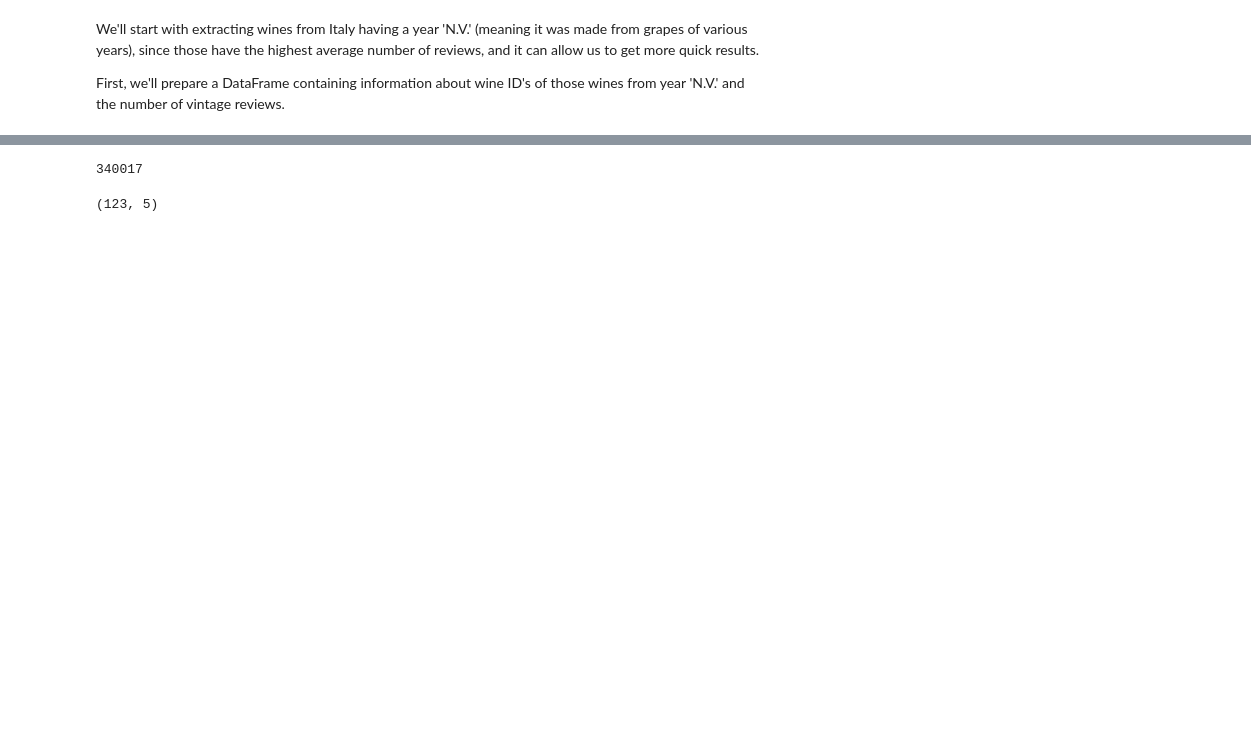
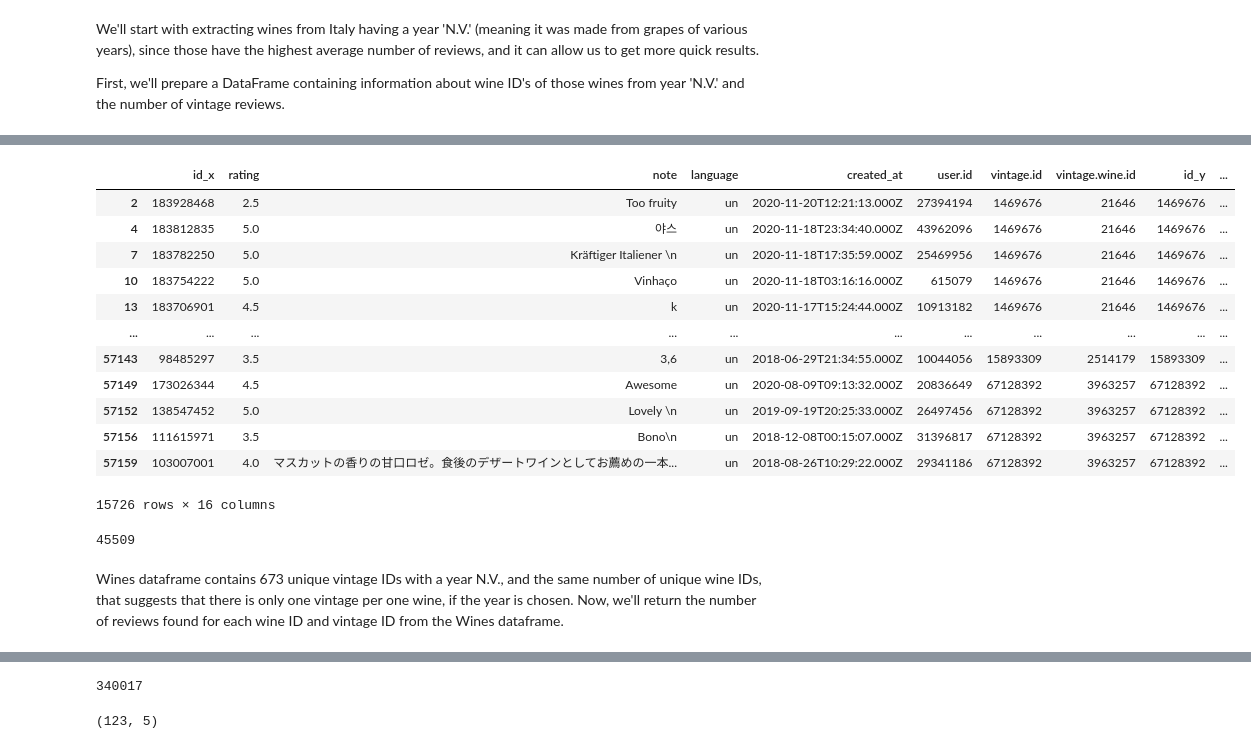
Before and after one commit to sveta-egorova/wine, a Jupyter notebook: vivino_crawler.ipynb, the cells around one changed output, grey strips where cells are left out. Saved outputs shown, nothing was run; the diff lists cells and outputs as text; code cells hidden in the pictures; blank space fills up the shorter version.

```diff
--- a/vivino_crawler.ipynb
+++ b/vivino_crawler.ipynb
@@ -1111,0 +1143,2 @@ prepared_filter_df.head(10)
+# %%
+reviews_Italy_NV_short = reviews_Italy_NV_df[['id', 'rating', 'note', 'language', 'created_at', 'user.id', 'user.seo_name', 'vintage.id', 'vintage.wine.id']]
@@ -1111,0 +1213,5 @@ prepared_filter_df.head(10)
+# %%
+wines_main_df = full_df_normalized[['id', 'name', 'year', 'wine.id', 'wine.name', 'wine.vintage_type', 'wine.region.country.name', 'statistics.ratings_count']]
+# %%
+wines_Italy_NV = wines_main_df[(wines_main_df['year'] == 'N.V.') & (wines_main_df['wine.region.country.name'] == 'Italy')]
+wines_Italy_NV
@@ -1111,0 +1277,3 @@ prepared_filter_df.head(10)
+# %%
+merged_reviews_Italy_NV = pd.merge(left = reviews_Italy_NV_short, right = wines_Italy_NV, left_on = ['vintage.wine.id', 'vintage.id'], right_on = ['wine.id', 'id'])
+merged_reviews_Italy_NV.head()
@@ -1111,0 +1325,22 @@ prepared_filter_df.head(10)
+# %%
+merged_reviews_Italy_NV[(merged_reviews_Italy_NV['language'] == 'un') & (merged_reviews_Italy_NV['note'] != '\n')]
+# %% [output]
+|  | id_x | rating | note | language | created_at | user.id | vintage.id | vintage.wine.id | id_y | ... |
+| 2 | 183928468 | 2.5 | Too fruity | un | 2020-11-20T12:21:13.000Z | 27394194 | 1469676 | 21646 | 1469676 | ... |
+| 4 | 183812835 | 5.0 | 야스 | un | 2020-11-18T23:34:40.000Z | 43962096 | 1469676 | 21646 | 1469676 | ... |
+| 7 | 183782250 | 5.0 | Kräftiger Italiener \n | un | 2020-11-18T17:35:59.000Z | 25469956 | 1469676 | 21646 | 1469676 | ... |
+| 10 | 183754222 | 5.0 | Vinhaço | un | 2020-11-18T03:16:16.000Z | 615079 | 1469676 | 21646 | 1469676 | ... |
+| 13 | 183706901 | 4.5 | k | un | 2020-11-17T15:24:44.000Z | 10913182 | 1469676 | 21646 | 1469676 | ... |
+| ... | ... | ... | ... | ... | ... | ... | ... | ... | ... | ... |
+| 57143 | 98485297 | 3.5 | 3,6 | un | 2018-06-29T21:34:55.000Z | 10044056 | 15893309 | 2514179 | 15893309 | ... |
+| 57149 | 173026344 | 4.5 | Awesome | un | 2020-08-09T09:13:32.000Z | 20836649 | 67128392 | 3963257 | 67128392 | ... |
+| 57152 | 138547452 | 5.0 | Lovely \n | un | 2019-09-19T20:25:33.000Z | 26497456 | 67128392 | 3963257 | 67128392 | ... |
+| 57156 | 111615971 | 3.5 | Bono\n | un | 2018-12-08T00:15:07.000Z | 31396817 | 67128392 | 3963257 | 67128392 | ... |
+| 57159 | 103007001 | 4.0 | マスカットの香りの甘口ロゼ。食後のデザートワインとしてお薦めの一本... | un | 2018-08-26T10:29:22.000Z | 29341186 | 67128392 | 3963257 | 67128392 | ... |
+15726 rows × 16 columns
+# %%
+merged_reviews_Italy_NV['user.id'].nunique()
+# %% [output]
+45509
+# %% [markdown]
+Wines dataframe contains 673 unique vintage IDs with a year N.V., and the same number of unique wine IDs, that suggests that there is only one vintage per one wine, if the year is chosen. Now, we'll return the number of reviews found for each wine ID and vintage ID from the Wines dataframe.
```
Also changed, not shown: parts of 41 cells of this notebook, 5 other files.
